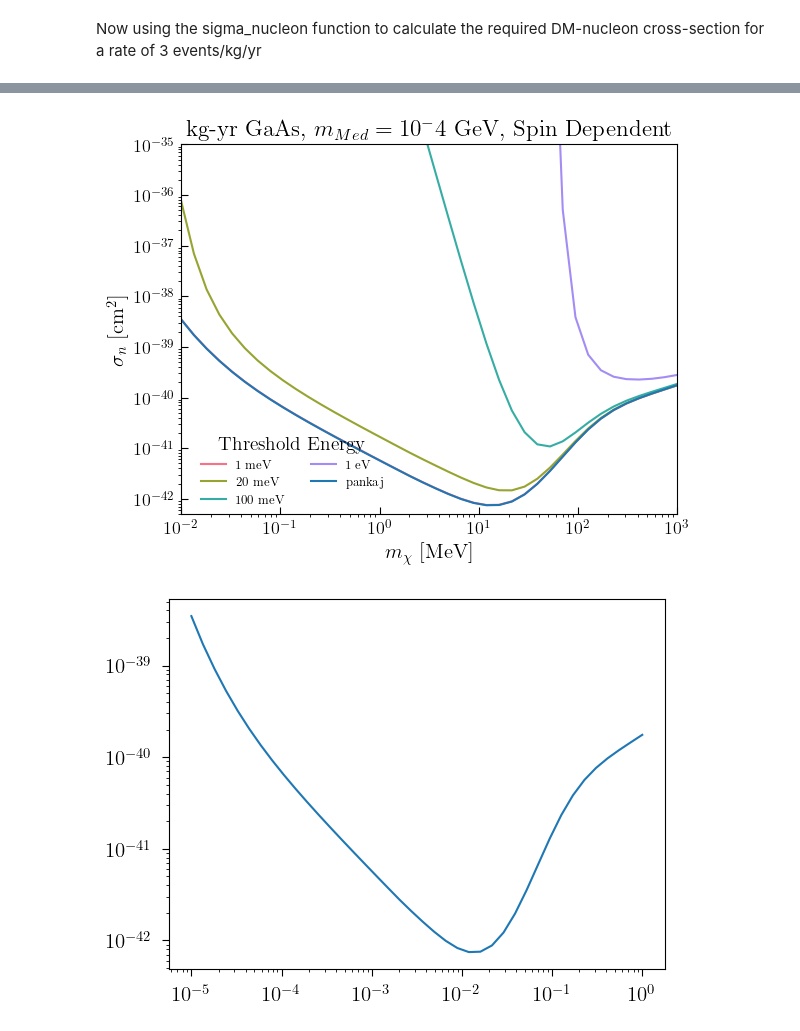
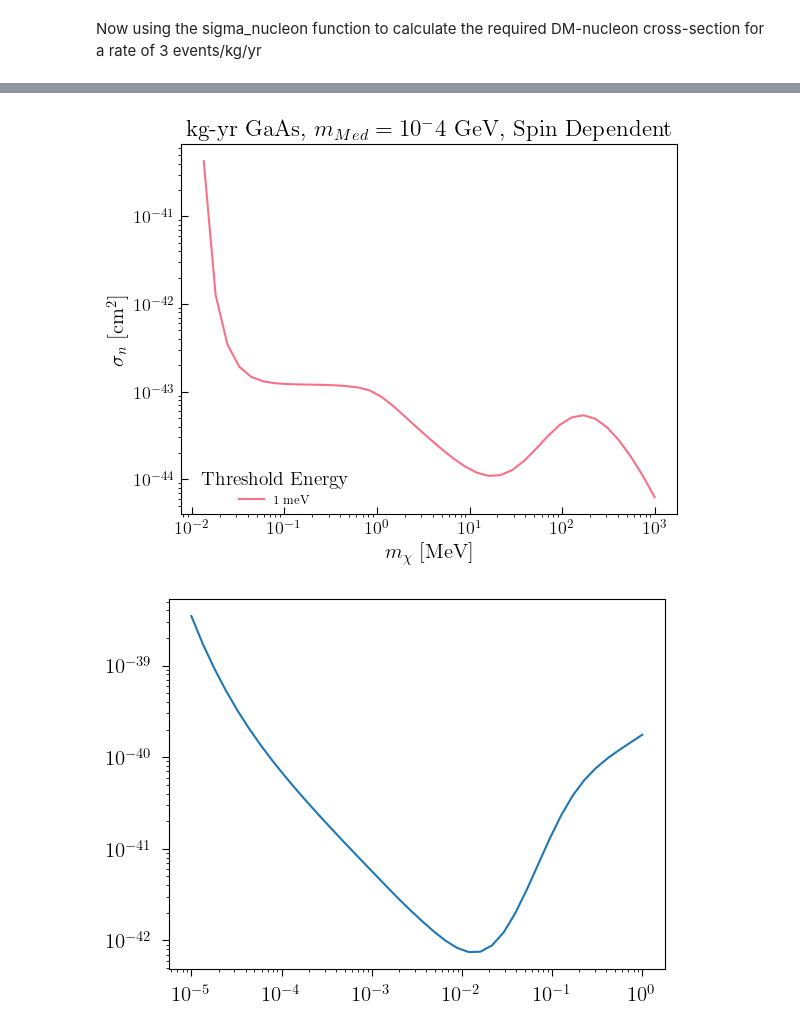
Before and after one commit to bethany-suter/DarkELF-bsuter, a Jupyter notebook: examples/darkelf_multiphonons_spin_dependent.ipynb, the cells around one changed output, grey strips where cells are left out. Saved outputs shown, nothing was run; the diff lists cells and outputs as text; code cells hidden in the pictures.

```diff
--- a/examples/darkelf_multiphonons_spin_dependent.ipynb
+++ b/examples/darkelf_multiphonons_spin_dependent.ipynb
@@ -88,3 +70,8 @@ Loaded C:\Users\betha\DarkELF bsuter\examples/..\darkelf/../data/GaAs/As_pDoS.da
 Loaded C:\Users\betha\DarkELF bsuter\examples/..\darkelf/../data/GaAs/Ga_Fn.dat for Fn(omega)
 Loaded C:\Users\betha\DarkELF bsuter\examples/..\darkelf/../data/GaAs/As_Fn.dat for Fn(omega)
 ------
+# %%
+omega=2e-3
+gaas.update_params(mX = 1e9, mMed = 1e5) # update the DM mass
+print(gaas._dR_domega_multiphonons_no_single(omega))
+print(gaas._dR_domega_multiphonons_no_single_SI(omega))
@@ -112,10 +255,10 @@ for i, mass in enumerate(mdm):
     gaas.update_params(mX = mass, mMed = 1e5) # update the DM mass
     if (i % 5) == 0:
         start = time.time()
-    reaches1[i] = gaas.sigma_multiphonons_spin_dependent(threshold=1e-3, scalar_dm=True)
-    reaches2[i] = gaas.sigma_multiphonons_spin_dependent(threshold=20e-3, scalar_dm=True)
-    reaches3[i] = gaas.sigma_multiphonons_spin_dependent(threshold=1e-1, scalar_dm=True)
-    reaches4[i] = gaas.sigma_multiphonons_spin_dependent(threshold=1, scalar_dm=True)
+    reaches1[i] = gaas.sigma_multiphonons_SI(threshold=1e-3)
+#     reaches2[i] = gaas.sigma_multiphonons_spin_dependent(threshold=20e-3, scalar_dm=True)
+#     reaches3[i] = gaas.sigma_multiphonons_spin_dependent(threshold=1e-1, scalar_dm=True)
+#     reaches4[i] = gaas.sigma_multiphonons_spin_dependent(threshold=1, scalar_dm=True)
 
     if (i % 5) == 4:
         end = time.time()
@@ -128,9 +271,9 @@ fig, ax = plt.subplots()
 
 
 ax.plot(mdm/1e6, reaches1, label='$1$ meV', color=colors[0])
-ax.plot(mdm/1e6, reaches2, label='$20$ meV', color=colors[1])
-ax.plot(mdm/1e6, reaches3, label='$100$ meV', color=colors[2])
-ax.plot(mdm/1e6, reaches4, label='$1$ eV', color=colors[3])
+# ax.plot(mdm/1e6, reaches2, label='$20$ meV', color=colors[1])
+# ax.plot(mdm/1e6, reaches3, label='$100$ meV', color=colors[2])
+# ax.plot(mdm/1e6, reaches4, label='$1$ eV', color=colors[3])
 
 
 ax.set_xscale('log')
@@ -167,14 +310,40 @@ Points 35 to 39 took 256.1709933280945 seconds to calculate
 # %%
+import seaborn as sns
+
+points = 40
+
+mdm = np.logspace(4, 9, points)
+
+reaches1 = np.zeros(points)
+reaches2 = np.zeros(points)
+reaches3 = np.zeros(points)
+reaches4 = np.zeros(points)
+
+import time
+
+for i, mass in enumerate(mdm):
+    gaas.update_params(mX = mass, mMed = 1e5) # update the DM mass
+    if (i % 5) == 0:
+        start = time.time()
+    reaches1[i] = gaas.sigma_multiphonons(threshold=1e-3)
+#     reaches2[i] = gaas.sigma_multiphonons_spin_dependent(threshold=20e-3, scalar_dm=True)
+#     reaches3[i] = gaas.sigma_multiphonons_spin_dependent(threshold=1e-1, scalar_dm=True)
+#     reaches4[i] = gaas.sigma_multiphonons_spin_dependent(threshold=1, scalar_dm=True)
+
+    if (i % 5) == 4:
+        end = time.time()
+        print(f'Points {i - 4} to {i} took {end - start} seconds to calculate')
+        # Just to check that everything is still working
+
 colors = sns.color_palette("husl", 4)
 
 fig, ax = plt.subplots()
 
 
 ax.plot(mdm/1e6, reaches1, label='$1$ meV', color=colors[0])
-ax.plot(mdm/1e6, reaches2, label='$20$ meV', color=colors[1])
-ax.plot(mdm/1e6, reaches3, label='$100$ meV', color=colors[2])
-ax.plot(mdm/1e6, reaches4, label='$1$ eV', color=colors[3])
-ax.loglog(1000*m_chi, sigma_n, label='pankaj')
+# ax.plot(mdm/1e6, reaches2, label='$20$ meV', color=colors[1])
+# ax.plot(mdm/1e6, reaches3, label='$100$ meV', color=colors[2])
+# ax.plot(mdm/1e6, reaches4, label='$1$ eV', color=colors[3])
 
 
 ax.set_xscale('log')
@@ -187,8 +356,8 @@ ax.tick_params(axis="both",which="major",labelsize=13,direction="in",pad=5)
 
 ax.set_title(r'kg-yr GaAs, $m_{Med} = 10^-4$ GeV, Spin Dependent')
 
-ax.set_xlim([1e-2,1e3])
-ax.set_ylim([5e-43,1e-35])
+# ax.set_xlim([1e-2,1e3])
+# ax.set_ylim([1e-40,1e-34])
 
 # # xtick_major = [pow(10.,n) for n in range(-2,4,1)]
 # # ytick_major = [pow(10.,n) for n in range(-47,-36,2)]
@@ -202,4 +379,4 @@ plt.savefig(plotdir+"gaas_mMed=1E-4_multiphonon_spin_dependent.pdf",bbox_inches=
-[figure, old version]
+[figure, new version]
 # %%
 m_chi = 10**np.array([-5.        , -4.87179487, -4.74358974, -4.61538462, -4.48717949,
        -4.35897436, -4.23076923, -4.1025641 , -3.97435897, -3.84615385,
```
Also changed, not shown: parts of 11 cells of this notebook, 4 other files.
